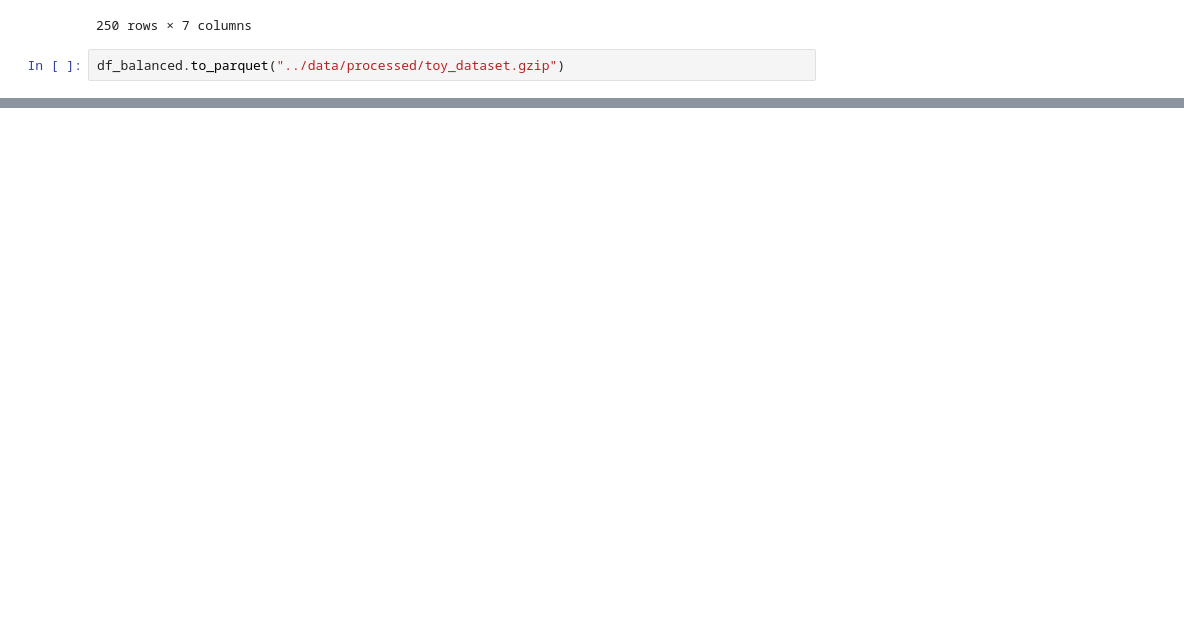
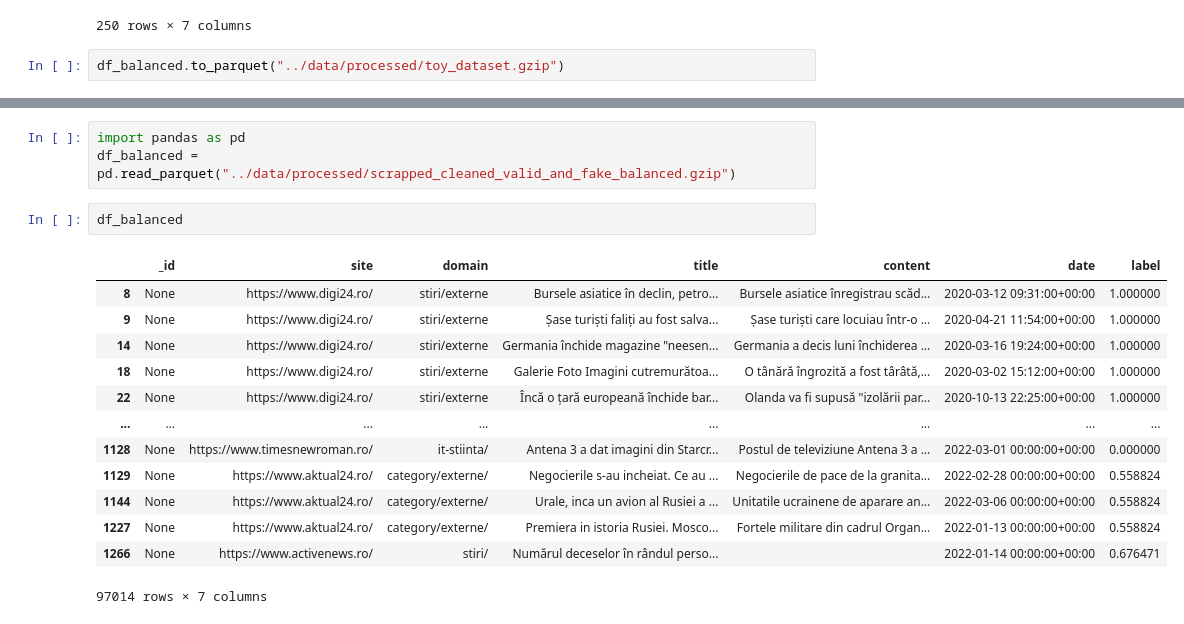
Before and after one commit to ioachim-hub/licenta, a Jupyter notebook: notebooks/balance_data.ipynb, the cells around one changed output, grey strips where cells are left out. Saved outputs shown, nothing was run; the diff lists cells and outputs as text; blank space fills up the shorter version.

```diff
--- a/notebooks/balance_data.ipynb
+++ b/notebooks/balance_data.ipynb
@@ -297,0 +316,19 @@ df_balanced.to_parquet("../data/processed/toy_dataset.gzip")
+# %%
+import pandas as pd
+df_balanced = pd.read_parquet("../data/processed/scrapped_cleaned_valid_and_fake_balanced.gzip")
+# %%
+df_balanced
+# %% [output]
+|  | _id | site | domain | title | content | date | label |
+| 8 | None | https://www.digi24.ro/ | stiri/externe | Bursele asiatice în declin, petro... | Bursele asiatice înregistrau scăd... | 2020-03-12 09:31:00+00:00 | 1.000000 |
+| 9 | None | https://www.digi24.ro/ | stiri/externe | Șase turiști faliți au fost salva... | Șase turiști care locuiau într-o ... | 2020-04-21 11:54:00+00:00 | 1.000000 |
+| 14 | None | https://www.digi24.ro/ | stiri/externe | Germania închide magazine "neesen... | Germania a decis luni închiderea ... | 2020-03-16 19:24:00+00:00 | 1.000000 |
+| 18 | None | https://www.digi24.ro/ | stiri/externe | Galerie Foto Imagini cutremurătoa... | O tânără îngrozită a fost târâtă,... | 2020-03-02 15:12:00+00:00 | 1.000000 |
+| 22 | None | https://www.digi24.ro/ | stiri/externe | Încă o țară europeană închide bar... | Olanda va fi supusă "izolării par... | 2020-10-13 22:25:00+00:00 | 1.000000 |
+| ... | ... | ... | ... | ... | ... | ... | ... |
+| 1128 | None | https://www.timesnewroman.ro/ | it-stiinta/ | Antena 3 a dat imagini din Starcr... | Postul de televiziune Antena 3 a ... | 2022-03-01 00:00:00+00:00 | 0.000000 |
+| 1129 | None | https://www.aktual24.ro/ | category/externe/ | Negocierile s-au incheiat. Ce au ... | Negocierile de pace de la granita... | 2022-02-28 00:00:00+00:00 | 0.558824 |
+| 1144 | None | https://www.aktual24.ro/ | category/externe/ | Urale, inca un avion al Rusiei a ... | Unitatile ucrainene de aparare an... | 2022-03-06 00:00:00+00:00 | 0.558824 |
+| 1227 | None | https://www.aktual24.ro/ | category/externe/ | Premiera in istoria Rusiei. Mosco... | Fortele militare din cadrul Organ... | 2022-01-13 00:00:00+00:00 | 0.558824 |
+| 1266 | None | https://www.activenews.ro/ | stiri/ | Numărul deceselor în rândul perso... |  | 2022-01-14 00:00:00+00:00 | 0.676471 |
+97014 rows × 7 columns
```
Also changed, not shown: parts of 10 cells of this notebook, 34 other files.
